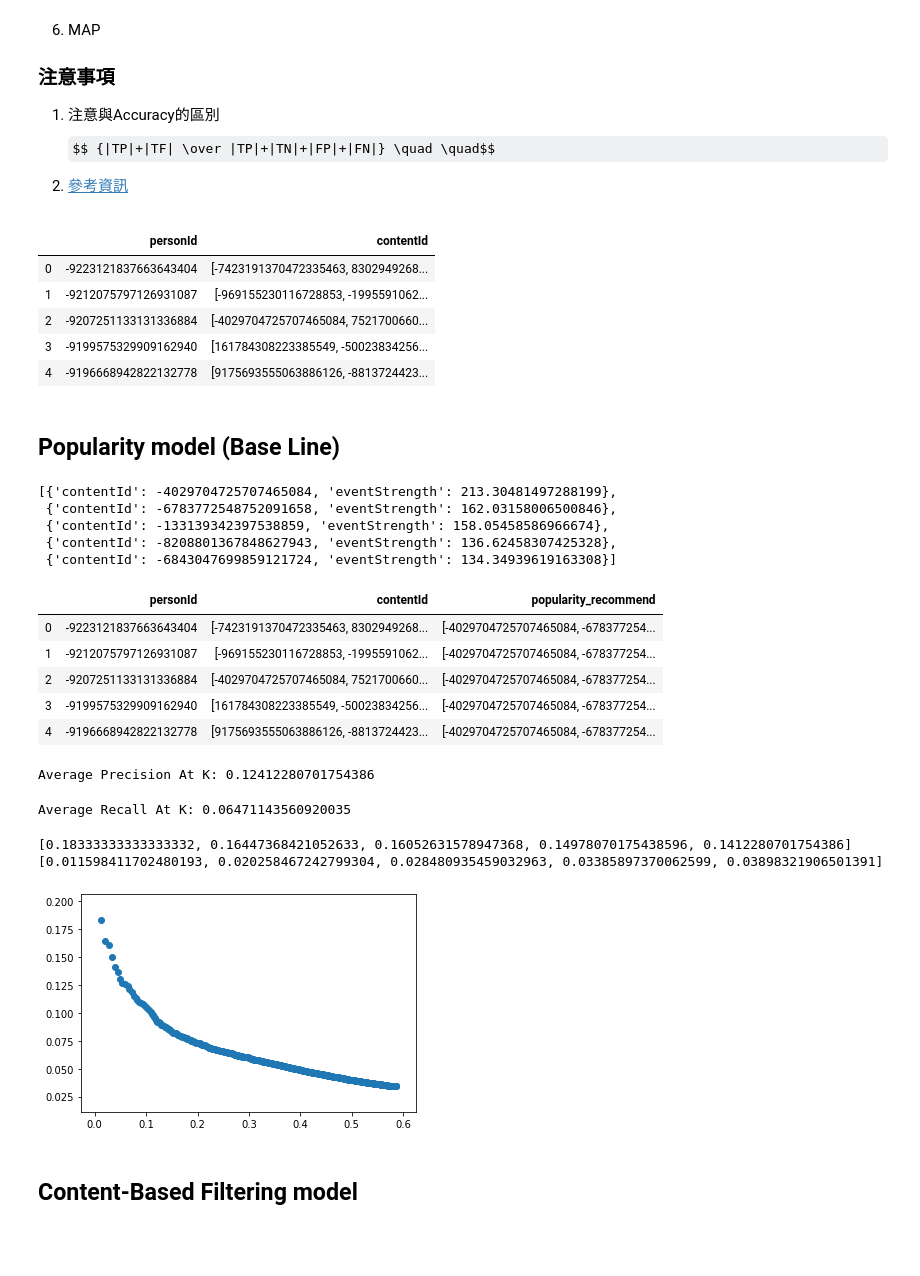
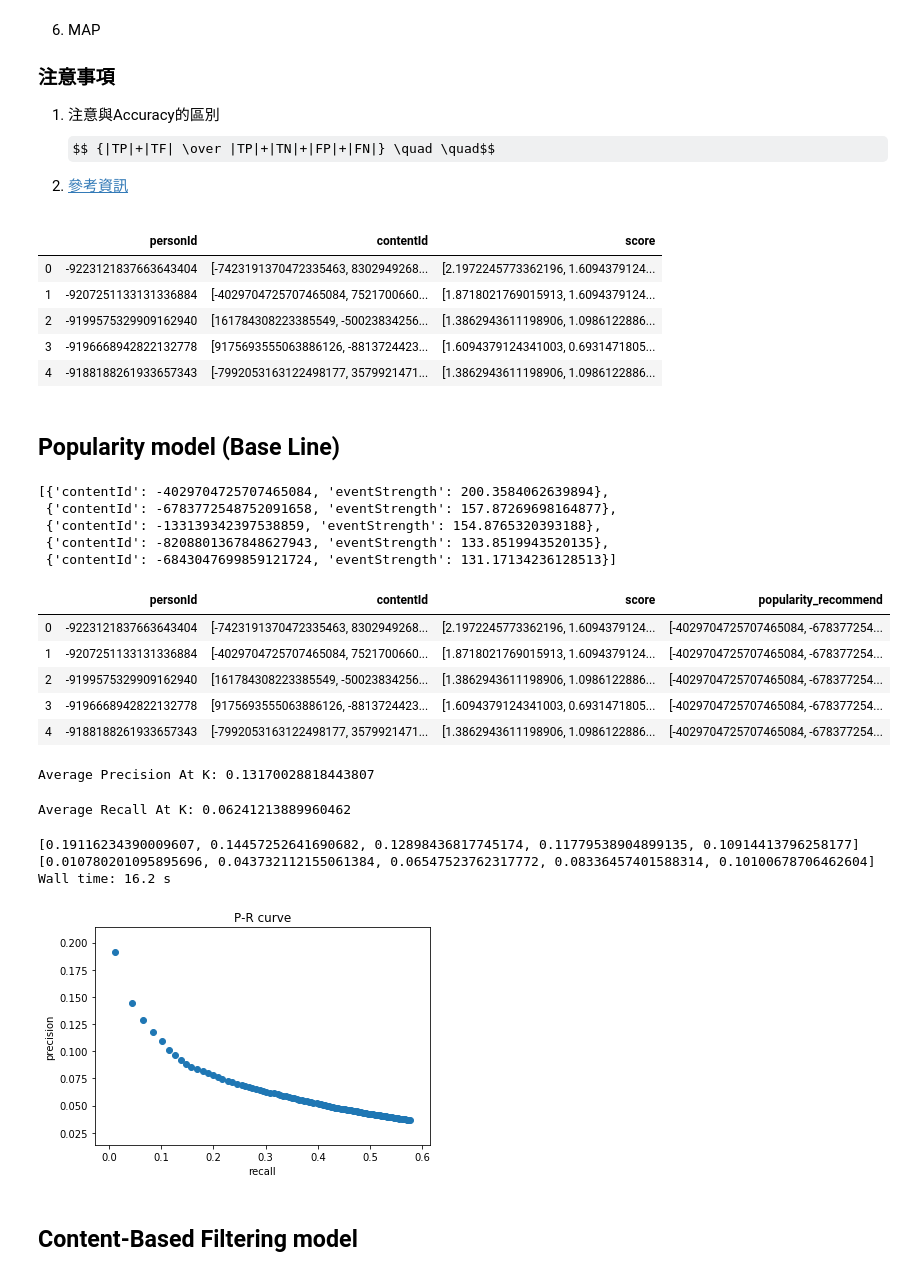
Before and after one commit to GoatWang/IIIMaterial, a Jupyter notebook: 09_RecommendationSystem/main09.ipynb, the cells around one changed output. Saved outputs shown, nothing was run; the diff lists cells and outputs as text; code cells hidden in the pictures; some formulas as TeX source; blank space fills up the shorter version.

```diff
--- a/09_RecommendationSystem/main09.ipynb
+++ b/09_RecommendationSystem/main09.ipynb
@@ -88,8 +88,8 @@ print("平均互動分數:", np.average(df_interactions['eventStrength']))
 # 計算出每個使用者有對幾項不同的商品進行互動(hint: 以['personId', 'contentId']進行groupby取出現次數，再用'personId'進行groupby取出現次數)
 # 篩選掉互動商品數小於五次的使用者(hint: return list)
 #=============your works starts===============#
-df_users_interactions_count =
-users_with_enough_interactions =
+df_users_interactions_count = df_interactions.groupby(['personId', 'contentId']).size().groupby('personId').size()
+users_with_enough_interactions = df_users_interactions_count[df_users_interactions_count>5].index.tolist()
 #==============your works ends================#
 
 print("平均對?個商品有互動: ", np.average(df_users_interactions_count), "次")
@@ -193,10 +193,12 @@ $$ {|TP|+|TF| \over |TP|+|TN|+|FP|+|FN|} \quad \quad$$
 # %%
 # ground truth
 # 按照personId, eventStrength兩個欄位進行排序
-# 找出每一個personId曾經互動過「不重複」的文章
+# 找出每一個personId最喜歡的文章排序
+# 對應出personId最喜歡的文章的分數(eventStrength)
 #=============your works starts===============#
-df_answer = df_interactions_full.sort_values(['personId', 'eventStrength'], ascending=False)
-df_answer = df_answer.groupby(['personId'])['contentId'].apply(list).reset_index()
+df_interactions_full_sort = df_interactions_full.sort_values(['personId', 'eventStrength'], ascending=False)
+df_answer = df_interactions_full_sort.groupby('personId')['contentId'].apply(list).reset_index()
+df_answer['score'] = df_interactions_full_sort.groupby('personId')['eventStrength'].apply(list).tolist()
 #==============your works ends================#
 
 df_answer.head(5)
@@ -207,12 +209,12 @@ df_answer.head(5)
 # 3	-9199575329909162940	{5293701842202310496, -5002383425685129595, 54...
 # 4	-9196668942822132778	{-721732705314803549, -8813724423497152538, -8...
 # %% [output]
-|  | personId | contentId |
-| 0 | -9223121837663643404 | [-7423191370472335463, 8302949268... |
-| 1 | -9212075797126931087 | [-969155230116728853, -1995591062... |
-| 2 | -9207251133131336884 | [-4029704725707465084, 7521700660... |
-| 3 | -9199575329909162940 | [161784308223385549, -50023834256... |
-| 4 | -9196668942822132778 | [9175693555063886126, -8813724423... |
+|  | personId | contentId | score |
+| 0 | -9223121837663643404 | [-7423191370472335463, 8302949268... | [2.1972245773362196, 1.6094379124... |
+| 1 | -9207251133131336884 | [-4029704725707465084, 7521700660... | [1.8718021769015913, 1.6094379124... |
+| 2 | -9199575329909162940 | [161784308223385549, -50023834256... | [1.3862943611198906, 1.0986122886... |
+| 3 | -9196668942822132778 | [9175693555063886126, -8813724423... | [1.6094379124341003, 0.6931471805... |
+| 4 | -9188188261933657343 | [-7992053163122498177, 3579921471... | [1.3862943611198906, 1.0986122886... |
 # %% [markdown]
 ## Popularity model (Base Line)
 # %%
@@ -228,11 +230,11 @@ df_item_popularity.head(5).to_dict(orient='record')
 #  {'contentId': -8.208801367848628e+18, 'eventStrength': 136.62458307425328},
 #  {'contentId': -6.843047699859122e+18, 'eventStrength': 134.34939619163308}]
 # %% [output]
-[{'contentId': -4029704725707465084, 'eventStrength': 213.30481497288199},
- {'contentId': -6783772548752091658, 'eventStrength': 162.03158006500846},
- {'contentId': -133139342397538859, 'eventStrength': 158.05458586966674},
- {'contentId': -8208801367848627943, 'eventStrength': 136.62458307425328},
- {'contentId': -6843047699859121724, 'eventStrength': 134.34939619163308}]
+[{'contentId': -4029704725707465084, 'eventStrength': 200.3584062639894},
+ {'contentId': -6783772548752091658, 'eventStrength': 157.87269698164877},
+ {'contentId': -133139342397538859, 'eventStrength': 154.8765320393188},
+ {'contentId': -8208801367848627943, 'eventStrength': 133.8519943520135},
+ {'contentId': -6843047699859121724, 'eventStrength': 131.17134236128513}]
 # %%
 def popularity_recommend(user_id):
     # 直接回傳分數加總最高的500篇文章
@@ -245,12 +247,12 @@ def popularity_recommend(user_id):
 df_answer['popularity_recommend'] = df_answer["personId"].apply(popularity_recommend)
 df_answer.head(5)
 # %% [output]
-|  | personId | contentId | popularity_recommend |
-| 0 | -9223121837663643404 | [-7423191370472335463, 8302949268... | [-4029704725707465084, -678377254... |
-| 1 | -9212075797126931087 | [-969155230116728853, -1995591062... | [-4029704725707465084, -678377254... |
-| 2 | -9207251133131336884 | [-4029704725707465084, 7521700660... | [-4029704725707465084, -678377254... |
-| 3 | -9199575329909162940 | [161784308223385549, -50023834256... | [-4029704725707465084, -678377254... |
-| 4 | -9196668942822132778 | [9175693555063886126, -8813724423... | [-4029704725707465084, -678377254... |
+|  | personId | contentId | score | popularity_recommend |
+| 0 | -9223121837663643404 | [-7423191370472335463, 8302949268... | [2.1972245773362196, 1.6094379124... | [-4029704725707465084, -678377254... |
+| 1 | -9207251133131336884 | [-4029704725707465084, 7521700660... | [1.8718021769015913, 1.6094379124... | [-4029704725707465084, -678377254... |
+| 2 | -9199575329909162940 | [161784308223385549, -50023834256... | [1.3862943611198906, 1.0986122886... | [-4029704725707465084, -678377254... |
+| 3 | -9196668942822132778 | [9175693555063886126, -8813724423... | [1.6094379124341003, 0.6931471805... | [-4029704725707465084, -678377254... |
+| 4 | -9188188261933657343 | [-7992053163122498177, 3579921471... | [1.3862943611198906, 1.0986122886... | [-4029704725707465084, -678377254... |
 # %%
 def precision_at_k(row, k=10):
     # 計算每一個row的precision_at_k
@@ -263,7 +265,7 @@ evaluation_result = df_answer.apply(precision_at_k, axis=1)
 print("Average Precision At K:", np.average(evaluation_result))
 # Average Precision At K: 0.08511873350923484
 # %% [output]
-Average Precision At K: 0.12412280701754386
+Average Precision At K: 0.13170028818443807
 # %%
 def recall_at_k(row, k=10):
     # 計算每一個row的recall_at_k
@@ -276,11 +278,12 @@ evaluation_result = df_answer.apply(recall_at_k, axis=1)
 print("Average Recall At K:", np.average(evaluation_result))
 # Average Recall At K: 0.08730221807976521
 # %% [output]
-Average Recall At K: 0.06471143560920035
+Average Recall At K: 0.06241213889960462
 # %%
+%%time
 precisions_popularity = []
 recalls_popularity = []
-for k in range(1, 500):
+for k in range(1, 500, 5):
     # 找出k個retrieved結果下的precision並append到precisions中
     # 找出k個retrieved結果下的recall並append到recalls中
     #=============your works starts===============#
@@ -295,12 +298,16 @@ print(recalls_popularity[:5])
 # [0.14142480211081795, 0.12163588390501319, 0.1150395778364116, 0.1054089709762533, 0.09931398416886543]
 # [0.023556124542213237, 0.034394715562071, 0.043386947980631974, 0.04921683202394738, 0.05832411771369351]
 # %% [output]
-[0.18333333333333332, 0.16447368421052633, 0.16052631578947368, 0.14978070175438596, 0.1412280701754386]
-[0.011598411702480193, 0.020258467242799304, 0.028480935459032963, 0.03385897370062599, 0.03898321906501391]
+[0.19116234390009607, 0.14457252641690682, 0.12898436817745174, 0.11779538904899135, 0.10914413796258177]
+[0.010780201095895696, 0.043732112155061384, 0.06547523762317772, 0.08336457401588314, 0.10100678706462604]
+Wall time: 16.2 s
 # %%
 plt.scatter(recalls_popularity, precisions_popularity)
+plt.title('P-R curve')
+plt.xlabel('recall')
+plt.ylabel('precision')
 plt.show()
 # %% [output]
-[figure, old version]
+[figure, new version]
 # %% [markdown]
 ## Content-Based Filtering model
```
Also changed, not shown: parts of 15 cells of this notebook.
